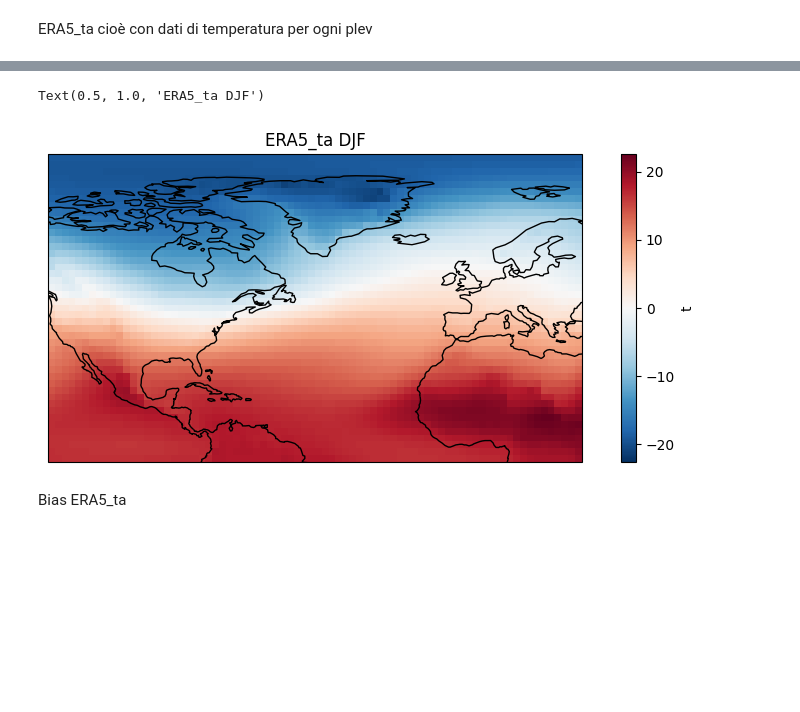
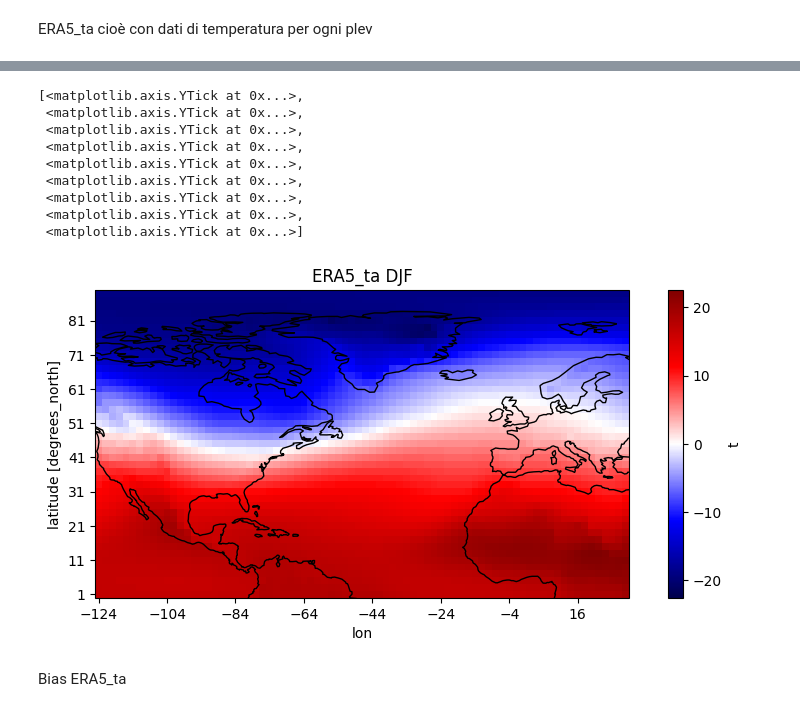
Before and after one commit to sbeltrami/tesi, a Jupyter notebook: eady_growth_rate.ipynb, the cells around one changed output, grey strips where cells are left out. Drawn from its saved outputs; the diff is of its cells as text; code cells hidden in the pictures; blank space fills up the shorter version.

```diff
--- a/eady_growth_rate.ipynb
+++ b/eady_growth_rate.ipynb
@@ -275,18 +294,28 @@ dataset_ERA_weighted_ta = compute_dataset_weighted(dataset_ERA_ta)
 # %%
 #Creo un dizionario in cui vado a mettere la media temporale per ogni stagione MAM, JJA, SON, DJF
 era_ta_seas_mean = {}
 #Calcolo la media temporale su tutti e 4 i trimestri MAM = 1, JJA = 2, SON = 3, DJF = 4
 for i in range(4):
     era_ta_seas_mean[i+1] = compute_mean_resample_mar(dataset_ERA_ta,"1982","2014",i) - 273.15
 #print(era_ua_seas_mean.keys())
 #plot DJF ERA5_ta
 fig, ax = plt.subplots(figsize=(10,4), subplot_kw={"projection": ccrs.PlateCarree()})
-era_ta_seas_mean[4][2,:,:].plot(ax=ax) #plev=850hPa
+era_ta_seas_mean[4][2,:,:].plot(ax=ax,cmap='seismic') #plev=850hPa
 ax.coastlines()
 ax.set_title('ERA5_ta DJF')
+ax.set_xticks(np.arange(era_ta_seas_mean[4].lon.min(), era_ta_seas_mean[4].lon.max(), 20))
+ax.set_yticks(np.arange(era_ta_seas_mean[4].lat.min(),era_ta_seas_mean[4].lat.max(), 10))
 # %% [output]
-Text(0.5, 1.0, 'ERA5_ta DJF')
+[<matplotlib.axis.YTick at 0x...>,
+ <matplotlib.axis.YTick at 0x...>,
+ <matplotlib.axis.YTick at 0x...>,
+ <matplotlib.axis.YTick at 0x...>,
+ <matplotlib.axis.YTick at 0x...>,
+ <matplotlib.axis.YTick at 0x...>,
+ <matplotlib.axis.YTick at 0x...>,
+ <matplotlib.axis.YTick at 0x...>,
+ <matplotlib.axis.YTick at 0x...>]
-[figure, old version]
+[figure, new version]
 # %% [markdown]
 Bias ERA5_ta
 # %%
```
Also changed, not shown: parts of 21 cells of this notebook, 1 other file.
